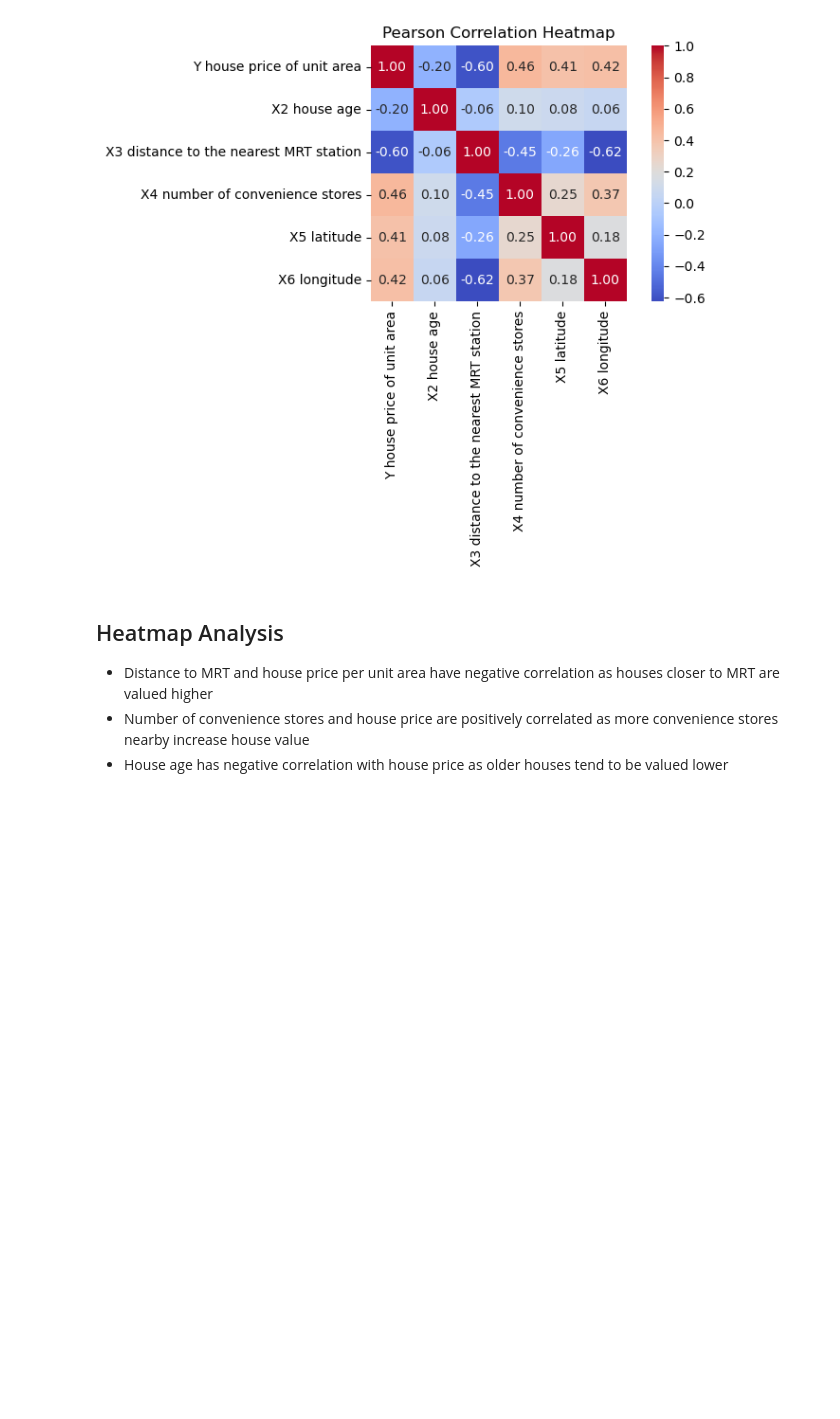
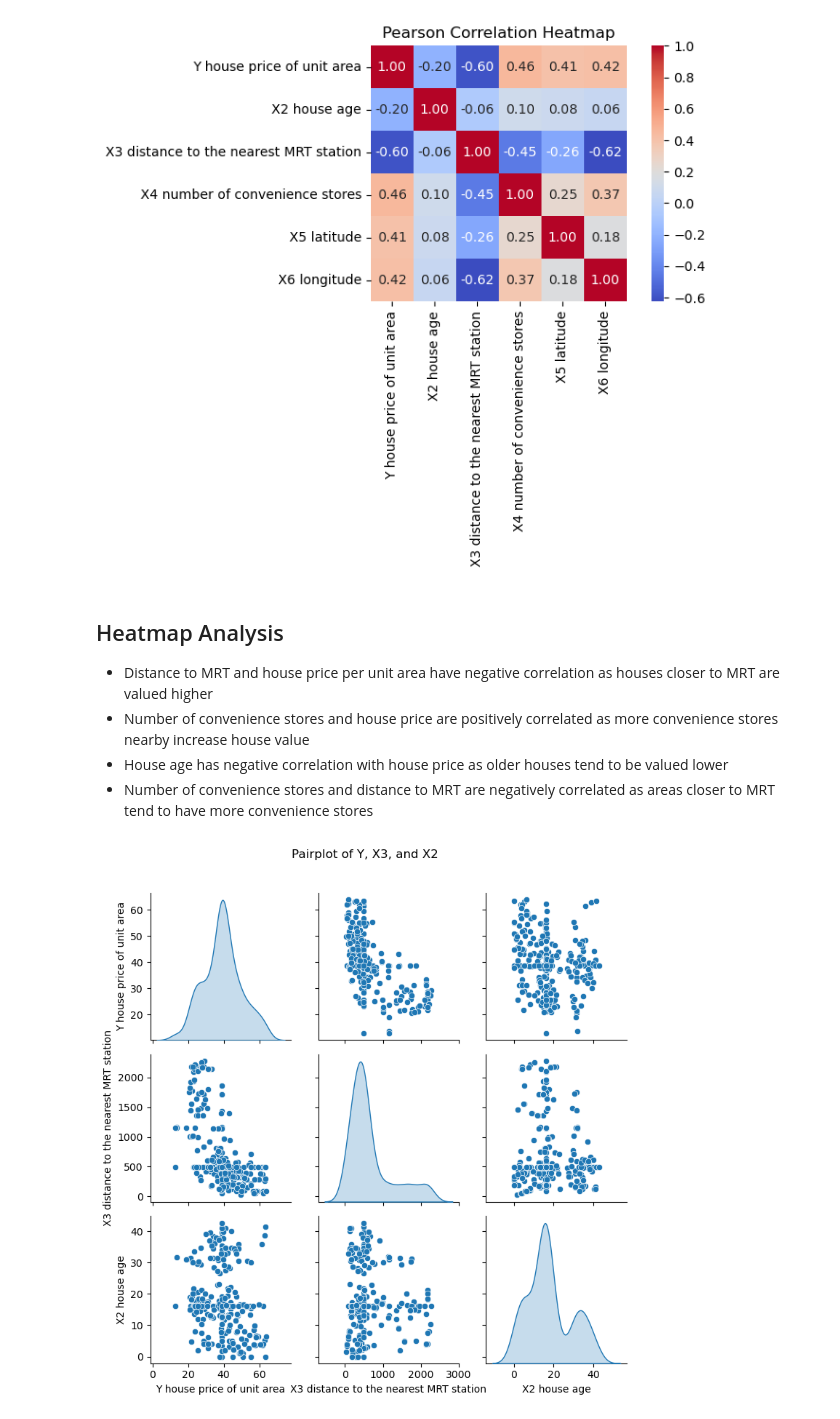
Before and after one commit to Rohit-Pujari/MCSEDatathon, a Jupyter notebook: analysis.ipynb, the cells around one changed output. Drawn from its saved outputs; the diff is of its cells as text; code cells hidden in the pictures; blank space fills up the shorter version.

Commit message:
Finish unit 1

```diff
--- a/analysis.ipynb
+++ b/analysis.ipynb
@@ -221,3 +221,17 @@ plt.show()
 - Distance to MRT and house price per unit area have negative correlation as houses closer to MRT are valued higher
 - Number of convenience stores and house price are positively correlated as more convenience stores nearby increase house value
 - House age has negative correlation with house price as older houses tend to be valued lower
+- Number of convenience stores and distance to MRT are negatively correlated as areas closer to MRT tend to have more convenience stores
+# %%
+cols = [
+    "Y house price of unit area",
+    "X3 distance to the nearest MRT station",
+    "X2 house age"
+]
+
+sns.pairplot(df[cols], diag_kind="kde")
+plt.suptitle("Pairplot of Y, X3, and X2", y=1.02)
+plt.tight_layout()
+plt.show()
+# %% [output]
+[figure, added]
```
Also changed, not shown: parts of 1 cell of this notebook.
